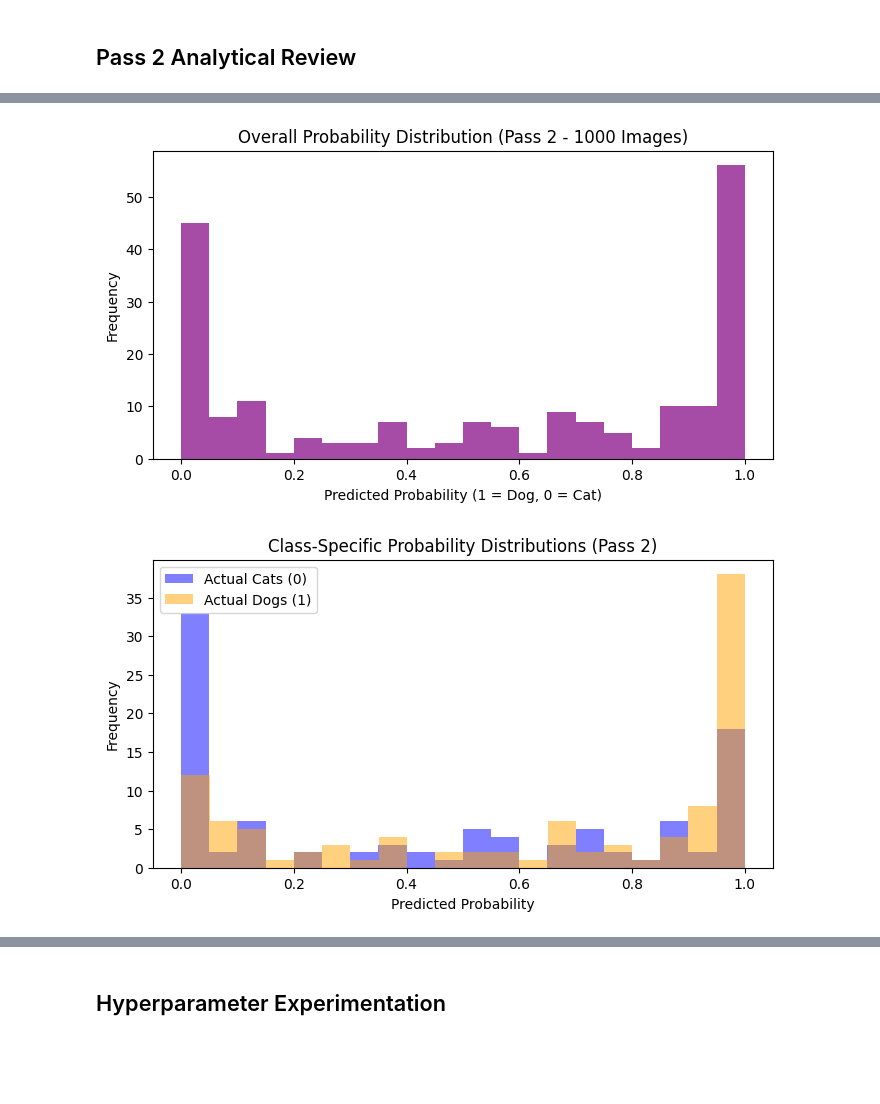
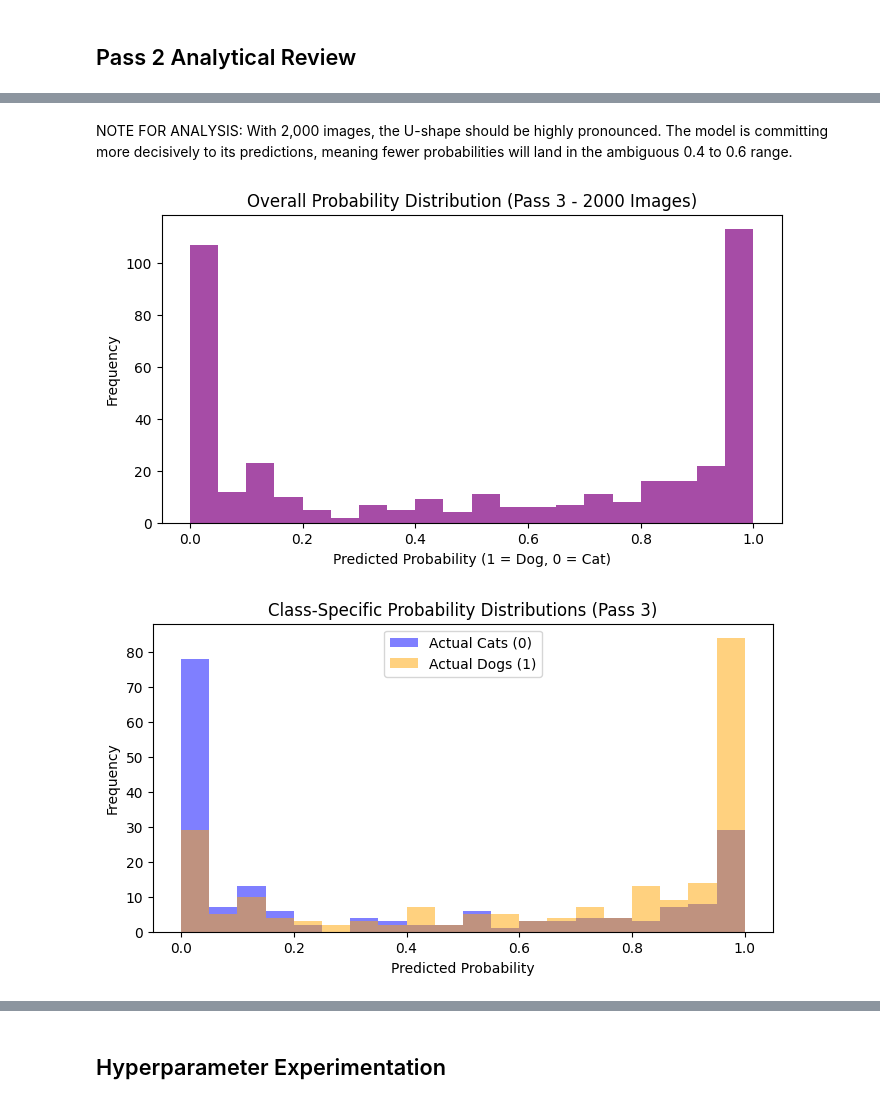
Before and after one commit to ikoghoddds-bit/Data-Science-Portfolio-C21, a Jupyter notebook: Projects/Project-6/Images-Description.for.Students_Pass_3.ipynb, the cells around one changed output, grey strips where cells are left out. Saved outputs shown, nothing was run; the diff lists cells and outputs as text; code cells hidden in the pictures; blank space fills up the shorter version.

```diff
--- a/Projects/Project-6/Images-Description.for.Students_Pass_3.ipynb
+++ b/Projects/Project-6/Images-Description.for.Students_Pass_3.ipynb
@@ -77,19 +77,20 @@ y_url = "https://ddc-datascience.s3.amazonaws.com/Projects/Project.6-Images/Data
 X_full = pd.read_pickle(X_url)
 y_full = np.array(pd.read_pickle(y_url))
 
-# Subsample for Pass 2 (1,000 images, randomized)
+# Subsample for Pass 3 (2,000 images, randomized)
 
-np.random.seed(42) # Keeping the same seed ensures the first 500 images are identical to Pass 1
+np.random.seed(42) # Keeping the same seed maintains continuity
 indices = np.arange(len(X_full))
 np.random.shuffle(indices)
 
-# INCREASE TO 1000
+# INCREASE TO 2000
 
-subset_indices = indices[:1000]
+subset_indices = indices[:2000]
 X_subset = X_full[subset_indices]
 y_subset = y_full[subset_indices]
 
 # Data Cleaning (Scaling)
+# Scale the values so that they fall between 0 and 1
 
 X_subset = X_subset / 255.0
 # %% [markdown]
@@ -241,25 +243,28 @@ test_predictions = model.predict(X_test).flatten()
+# %% [markdown]
+NOTE FOR ANALYSIS:
+With 2,000 images, the U-shape should be highly pronounced. The model is committing more decisively to its predictions, meaning fewer probabilities will land in the ambiguous 0.4 to 0.6 range.
 # %%
 # How do the distributions of probabilities change as the number of images increase?
 
 plt.figure(figsize=(8, 4))
 plt.hist(test_predictions, bins=20, color='purple', alpha=0.7)
-plt.title("Overall Probability Distribution (Pass 2 - 1000 Images)")
+plt.title("Overall Probability Distribution (Pass 3 - 2000 Images)")
 plt.xlabel("Predicted Probability (1 = Dog, 0 = Cat)")
 plt.ylabel("Frequency")
 plt.show()
 # %% [output]
-[figure, old version]
+[figure, new version]
 # %%
 # How do the distributions of probabilities for each class change?
 
 plt.figure(figsize=(8, 4))
 plt.hist(test_predictions[y_test == 0], bins=20, color='blue', alpha=0.5, label='Actual Cats (0)')
 plt.hist(test_predictions[y_test == 1], bins=20, color='orange', alpha=0.5, label='Actual Dogs (1)')
-plt.title("Class-Specific Probability Distributions (Pass 2)")
+plt.title("Class-Specific Probability Distributions (Pass 3)")
 plt.xlabel("Predicted Probability")
 plt.ylabel("Frequency")
 plt.legend()
 plt.show()
 # %% [output]
-[figure, old version]
+[figure, new version]
 # %%
```
Also changed, not shown: parts of 9 cells of this notebook.
